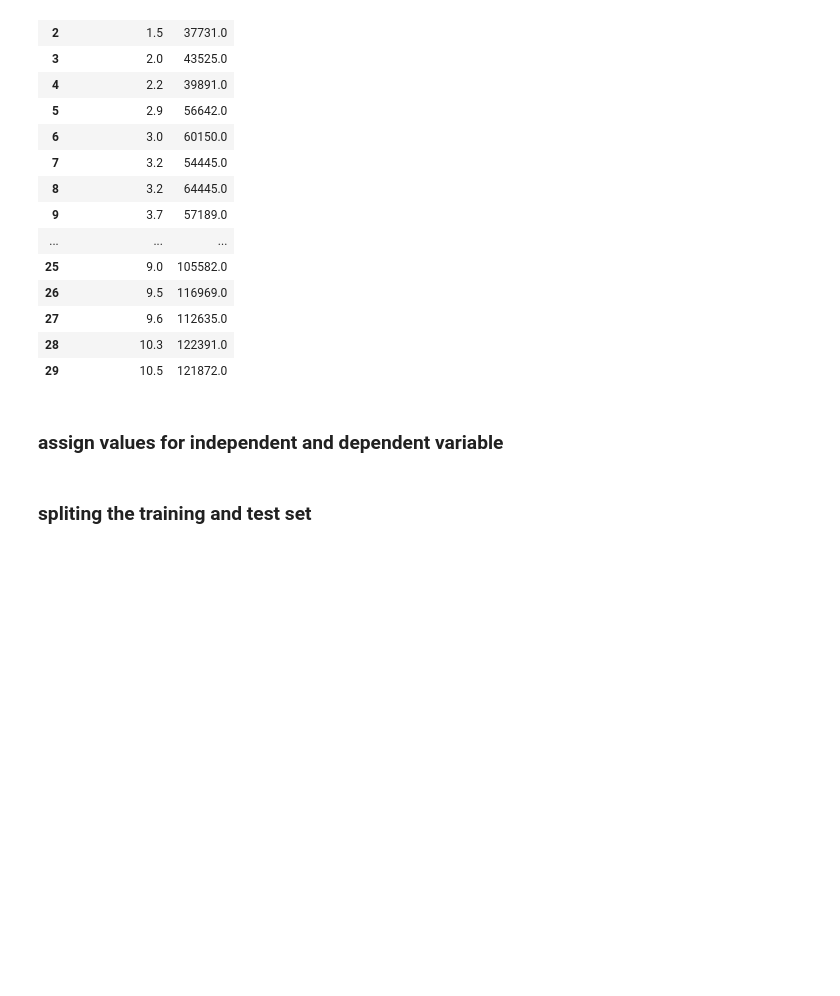
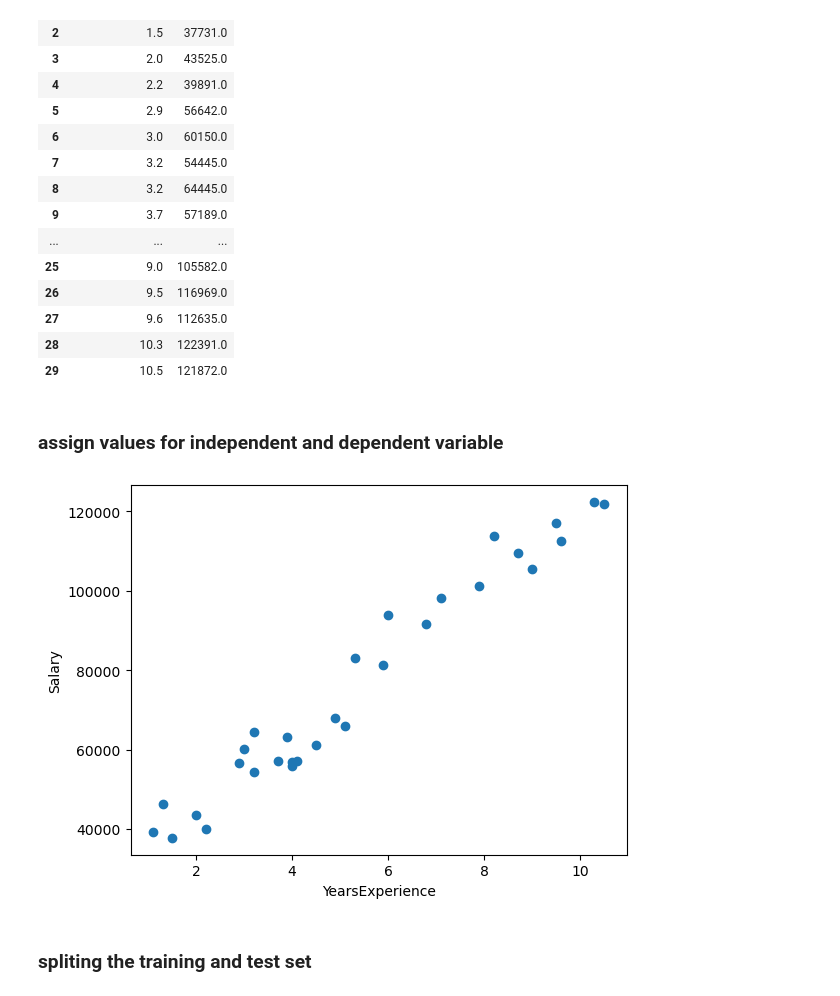
Before and after one commit to krthiksha/Machine-Learning-Regression_module_HopeAI, a Jupyter notebook: 1.Simple_Linear_Regression/1. Simple Linear Regression - Phase 1 - Model Creation.ipynb, the cells around one changed output. Saved outputs shown, nothing was run; the diff lists cells and outputs as text; code cells hidden in the pictures; blank space fills up the shorter version.

```diff
--- a/1.Simple_Linear_Regression/1. Simple Linear Regression - Phase 1 - Model Creation.ipynb
+++ b/1.Simple_Linear_Regression/1. Simple Linear Regression - Phase 1 - Model Creation.ipynb
@@ -39,6 +39,15 @@ independent = dataset[["YearsExperience"]]
 # %%
 dependent = dataset[["Salary"]]
 # dependent -> output data
+# %%
+# plot the dataset - data visualizing
+import matplotlib.pyplot as plt
+plt.scatter(independent, dependent)
+plt.xlabel('YearsExperience', fontsize=10)
+plt.ylabel('Salary', fontsize=10)
+plt.show()
+# %% [output]
+[figure, added]
 # %% [markdown]
 ### spliting the training and test set
 # %%
```
Also changed, not shown: 2 other files.
